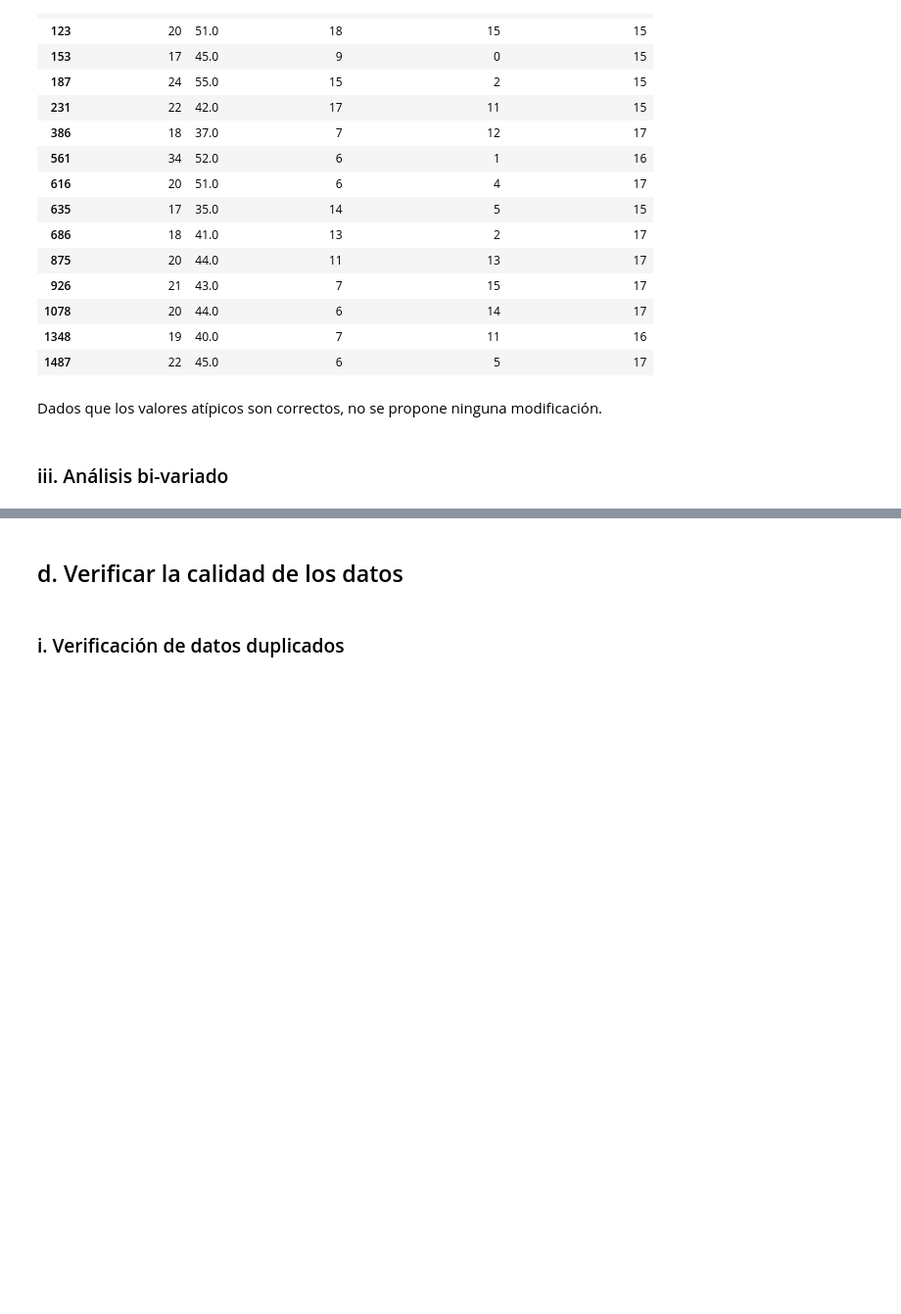
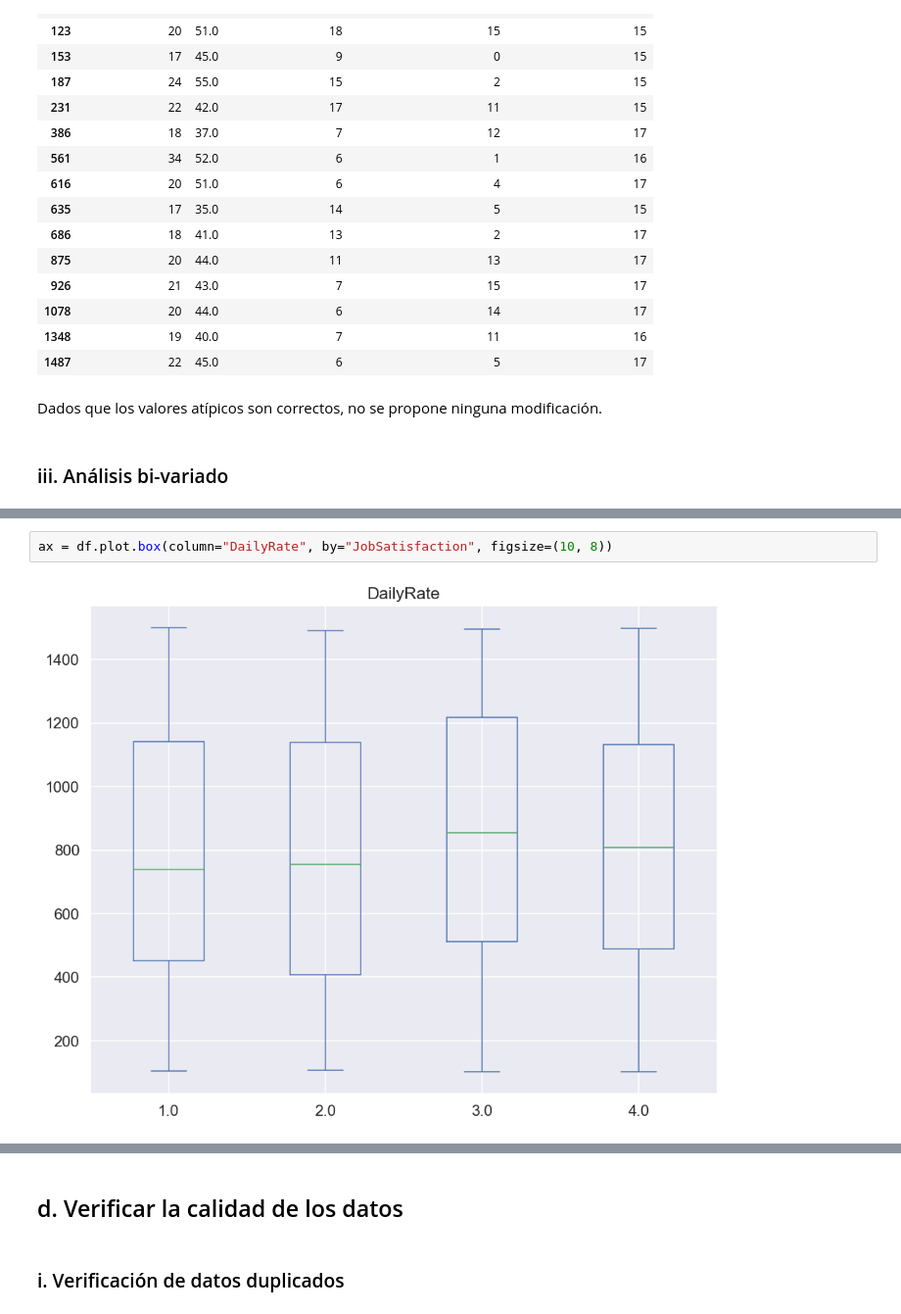
Before and after one commit to davidpolme/Taller3-DataScience, a Jupyter notebook: CDA_Taller3.ipynb, the cells around one changed output, grey strips where cells are left out. Shown at 98% size. Drawn from its saved outputs; the diff is of its cells as text; blank space fills up the shorter version.

```diff
--- a/CDA_Taller3.ipynb
+++ b/CDA_Taller3.ipynb
@@ -1294,0 +1439,4 @@ Dados que los valores atípicos son correctos, no se propone ninguna modificaci
+# %%
+ax = df.plot.box(column="DailyRate", by="JobSatisfaction", figsize=(10, 8))
+# %% [output]
+[figure, added]
```
Also changed, not shown: parts of 169 cells of this notebook.
